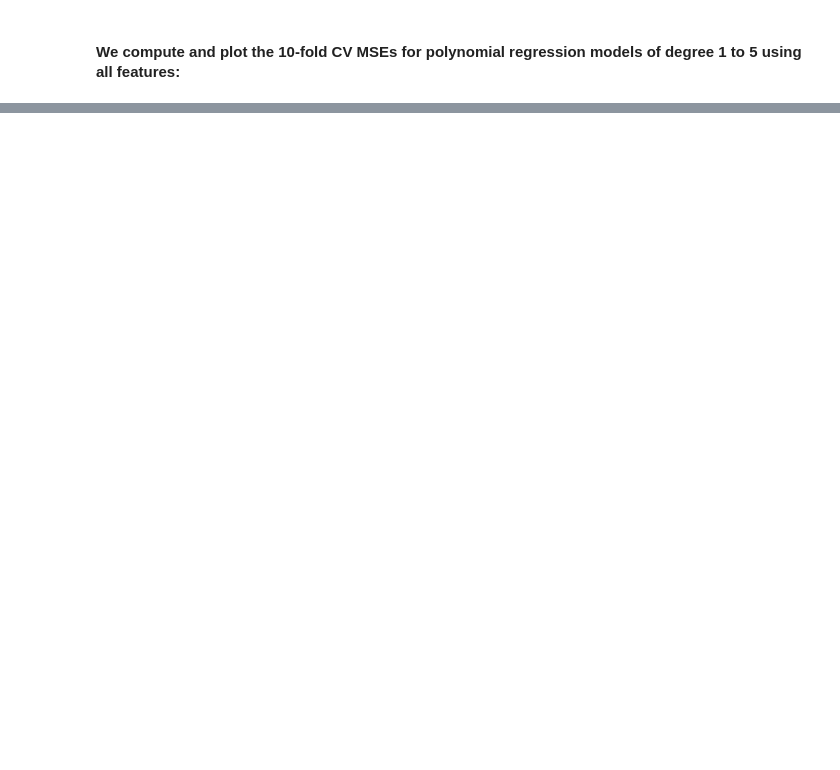
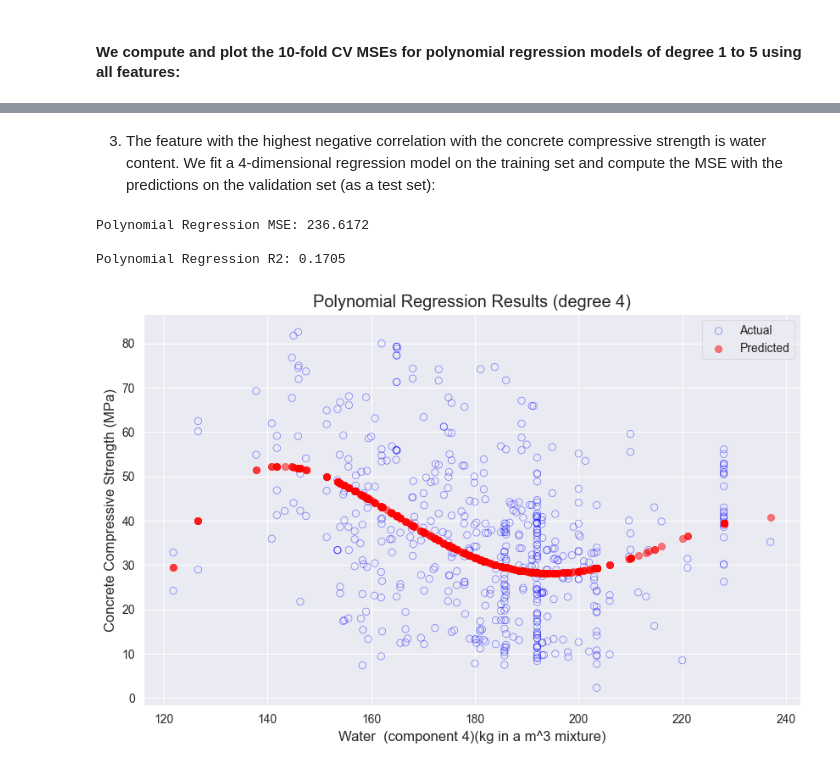
Before and after one commit to ErikTheViking92/Code, a Jupyter notebook: Concrete strength_01.06.ipynb, the cells around one changed output, grey strips where cells are left out. Drawn from its saved outputs; the diff is of its cells as text; code cells hidden in the pictures; blank space fills up the shorter version.

```diff
--- a/Concrete strength_01.06.ipynb
+++ b/Concrete strength_01.06.ipynb
@@ -656,0 +763,30 @@ print("10-Fold CV MSEs for degrees 1-5:", kfold_mse)
+# %% [markdown]
+3. The feature with the highest negative correlation with the concrete compressive strength is water content. We fit a 4-dimensional regression model on the training set and compute the MSE with the predictions on the validation set (as a test set):
+# %%
+X_train = sm.add_constant(np.column_stack((concrete_df['Water  (component 4)(kg in a m^3 mixture)'][training], concrete_df['Water  (component 4)(kg in a m^3 mixture)'][training] ** 2, concrete_df['Water  (component 4)(kg in a m^3 mixture)'][training] ** 3, concrete_df['Water  (component 4)(kg in a m^3 mixture)'][training] ** 4)))
+X_test = sm.add_constant(np.column_stack((concrete_df['Water  (component 4)(kg in a m^3 mixture)'][~training], concrete_df['Water  (component 4)(kg in a m^3 mixture)'][~training] ** 2, concrete_df['Water  (component 4)(kg in a m^3 mixture)'][~training] ** 3, concrete_df['Water  (component 4)(kg in a m^3 mixture)'][~training] ** 4)))
+
+# Fit the model
+model = sm.OLS(y_train, X_train)
+poly_results = model.fit()
+
+y_predictions_poly = poly_results.predict(X_test)
+# Calculate MSE and R2
+mse_poly = mean_squared_error(y_test, y_predictions_poly)
+r2_poly = r2_score(y_test, y_predictions_poly)
+print(f"Polynomial Regression MSE: {mse_poly:.4f}\n")
+print(f"Polynomial Regression R2: {r2_poly:.4f}\n")
+# Plot the results
+plt.figure(figsize=(10, 6))
+plt.scatter(concrete_df['Water  (component 4)(kg in a m^3 mixture)'][~training], y_test, facecolors='none', edgecolors='b', label='Actual', alpha=0.5)
+plt.scatter(concrete_df['Water  (component 4)(kg in a m^3 mixture)'][~training], y_predictions_poly, color='r', label='Predicted', alpha=0.5)
+plt.xlabel('Water  (component 4)(kg in a m^3 mixture)')
+plt.ylabel('Concrete Compressive Strength (MPa)')
+plt.title('Polynomial Regression Results (degree 4)')
+plt.legend()
+plt.show()
+# %% [output]
+Polynomial Regression MSE: 236.6172
+
+Polynomial Regression R2: 0.1705
+[figure, added]
```
Also changed, not shown: parts of 12 cells of this notebook, 1 other file.
